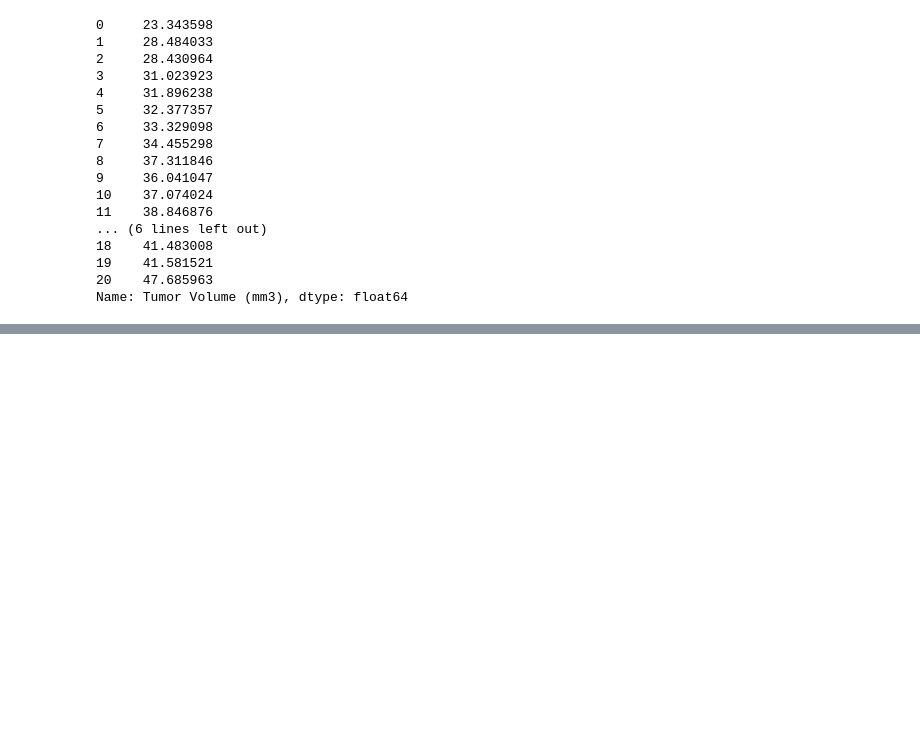
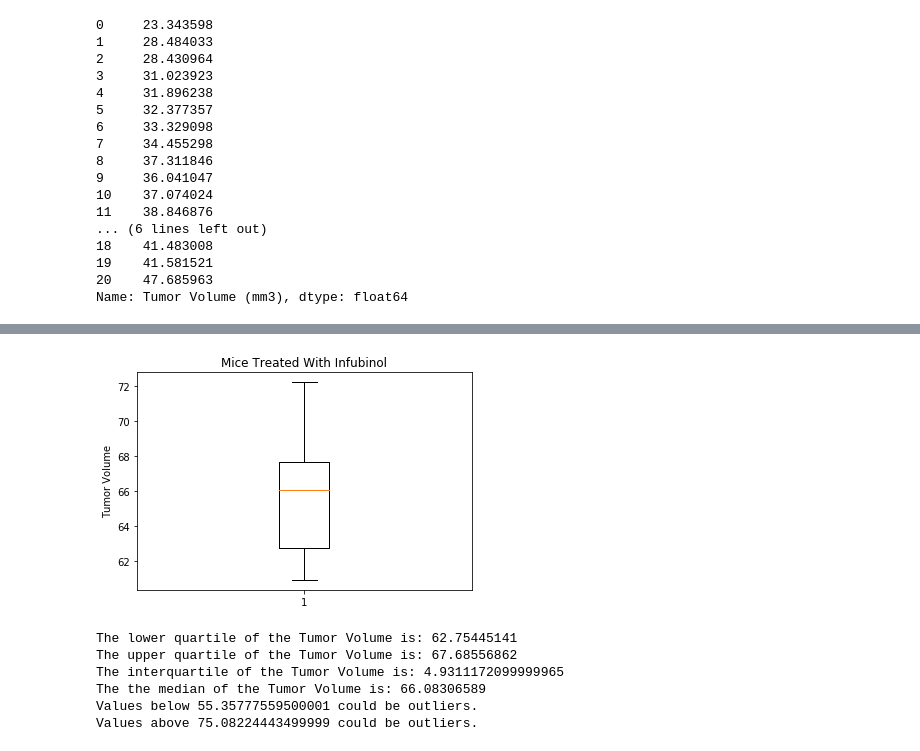
Before and after one commit to tnatoli29/Matplotlib-Challenge, a Jupyter notebook: The Power of Plots.ipynb, the cells around one changed output, grey strips where cells are left out. Cells and saved outputs as stored; diff of their text form; code cells hidden in the pictures; blank space fills up the shorter version.

Commit message:
7th commit, quartiles finished

```diff
--- a/The Power of Plots.ipynb
+++ b/The Power of Plots.ipynb
@@ -210,0 +284,10 @@ Values above 51.83201549 could be outliers.
+# %%
+#Find all the mice treated with Infubinol
+inf_data = time_sort[time_sort["Drug Regimen"].isin(["Infubinol"])].reset_index()
+
+#Sort the data in order of Tumor Volume
+inf_data.sort_values(["Tumor Volume (mm3)"])
+
+#Create the list of just Tumor Volume
+inf_data = inf_data["Tumor Volume (mm3)"]
+inf_data
@@ -210,0 +305,32 @@ Values above 51.83201549 could be outliers.
+# %%
+#Create the box plot to visually see the outliners in the data for Infubinol
+fig1, ax1 = plt.subplots()
+ax1.set_title("Mice Treated With Infubinol")
+ax1.set_ylabel("Tumor Volume")
+ax1.boxplot(inf_data)
+plt.show()
+# %% [output]
+[figure, added]
+# %%
+# If the data is in a dataframe, we use pandas to give quartile calculations
+quartiles = inf_data.quantile([.25,.5,.75])
+lowerq = quartiles[0.25]
+upperq = quartiles[0.75]
+iqr = upperq-lowerq
+
+print(f"The lower quartile of the Tumor Volume is: {lowerq}")
+print(f"The upper quartile of the Tumor Volume is: {upperq}")
+print(f"The interquartile of the Tumor Volume is: {iqr}")
+print(f"The the median of the Tumor Volume is: {quartiles[0.5]} ")
+
+lower_bound = lowerq - (1.5*iqr)
+upper_bound = upperq + (1.5*iqr)
+print(f"Values below {lower_bound} could be outliers.")
+print(f"Values above {upper_bound} could be outliers.")
+# %% [output]
+The lower quartile of the Tumor Volume is: 62.75445141
+The upper quartile of the Tumor Volume is: 67.68556862
+The interquartile of the Tumor Volume is: 4.9311172099999965
+The the median of the Tumor Volume is: 66.08306589
+Values below 55.35777559500001 could be outliers.
+Values above 75.08224443499999 could be outliers.
```
Also changed, not shown: parts of 10 cells of this notebook.
